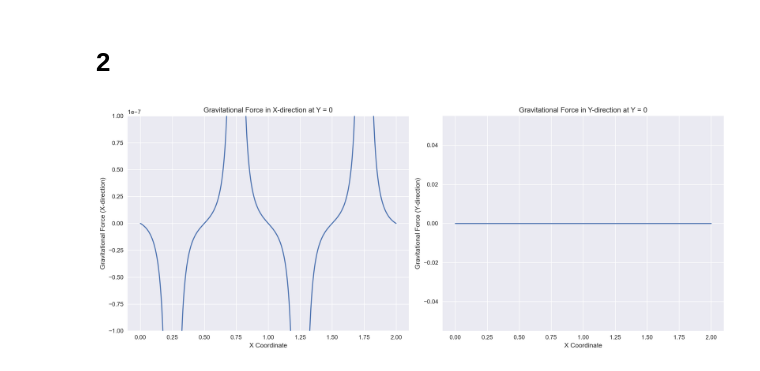
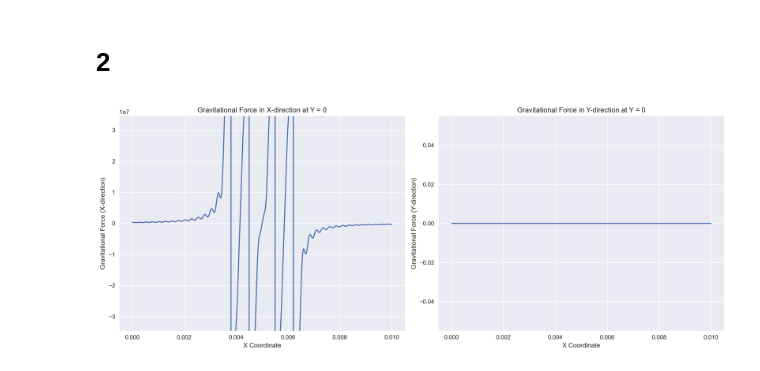
Before and after one commit to fredericosantos/light-particle-experiment, a Jupyter notebook: new.ipynb, the cells around one changed output. Saved outputs shown, nothing was run; the diff lists cells and outputs as text; code cells hidden in the pictures.

```diff
--- a/new.ipynb
+++ b/new.ipynb
@@ -202,46 +211,56 @@ barrier_nodes_x = np.array([barrier_start_x1, barrier_end_x1, barrier_start_x2,
 # %%
 # Initialize the x-coordinates for which we want to calculate the gravitational force
-x_coordinates_to_evaluate = np.linspace(0, 2, 1000)
-y_coordinate = 0 # y-coordinate is set to 0
+x_coordinates_to_evaluate = np.linspace(0, x_range, 5000)
+y_coordinate = 0  # y-coordinate is set to 0
 
 # Initialize an array to store the gravitational forces at each x-coordinate
 gravitational_forces = np.zeros((len(x_coordinates_to_evaluate), 2))
 
-# Calculate the distorted gravitational force at each x-coordinate
-for i, x in enumerate(x_coordinates_to_evaluate):
-    net_force = np.zeros(2)
-    for node_x in barrier_nodes_x:
-        # net_force += calculate_net_force(x, y, node_x, barrier_y, G, alpha, k)
-        distance_vector = np.array([node_x, barrier_y]) - np.array([x, y_coordinate])
-        distance_magnitude = np.linalg.norm(distance_vector)
-        unit_vector = distance_vector / distance_magnitude
-        force_mag = G / distance_magnitude**2
-        force_mag = force_mag * (og_grav + alpha * np.sin(k * distance_magnitude))
-        net_force += force_mag * unit_vector
-    gravitational_forces[i] = net_force
+# Expand dimensions for broadcasting
+x_coordinates_expanded = np.expand_dims(
+    np.array(
+        [x_coordinates_to_evaluate, [y_coordinate] * len(x_coordinates_to_evaluate)]
+    ).T,
+    axis=1,
+)
+barrier_nodes_expanded = np.expand_dims(
+    np.array([barrier_nodes_x, [barrier_y] * len(barrier_nodes_x)]).T, axis=0
+)
+
+# Calculate distance vectors and their magnitudes
+distance_vectors = barrier_nodes_expanded - x_coordinates_expanded
+distance_magnitudes = np.linalg.norm(distance_vectors, axis=2)
+
+# Calculate unit vectors
+unit_vectors = distance_vectors / np.expand_dims(distance_magnitudes, axis=2)
+
+gravitational_forces = calculate_distorted_gravitational_forces(
+    distance_magnitudes, unit_vectors, G, alpha, k, og_grav
+)
+
 
 # Plot the gravitational force in both x and y directions
 plt.figure(figsize=(15, 6))
 
 # Gravitational force in the x-direction
 plt.subplot(1, 2, 1)
 plt.plot(x_coordinates_to_evaluate, gravitational_forces[:, 0])
-plt.xlabel('X Coordinate')
-plt.ylabel('Gravitational Force (X-direction)')
-plt.title(f'Gravitational Force in X-direction at Y = {y_coordinate}')
-#limit y to y average
-plt.ylim(-1e-7, 1e-7)
+plt.xlabel("X Coordinate")
+plt.ylabel("Gravitational Force (X-direction)")
+plt.title(f"Gravitational Force in X-direction at Y = {y_coordinate}")
+# limit y to y average
+plt.ylim(-gravitational_forces[:, 0].max() / 100000, gravitational_forces[:, 0].max() / 100000)
 plt.grid(True)
 
 # Gravitational force in the y-direction
 plt.subplot(1, 2, 2)
 plt.plot(x_coordinates_to_evaluate, gravitational_forces[:, 1])
-plt.xlabel('X Coordinate')
-plt.ylabel('Gravitational Force (Y-direction)')
-plt.title(f'Gravitational Force in Y-direction at Y = {y_coordinate}')
+plt.xlabel("X Coordinate")
+plt.ylabel("Gravitational Force (Y-direction)")
+plt.title(f"Gravitational Force in Y-direction at Y = {y_coordinate}")
 plt.grid(True)
 
 plt.tight_layout()
 plt.show()
 # %% [output]
-[figure, old version]
+[figure, new version]
```
Also changed, not shown: parts of 11 cells of this notebook.
